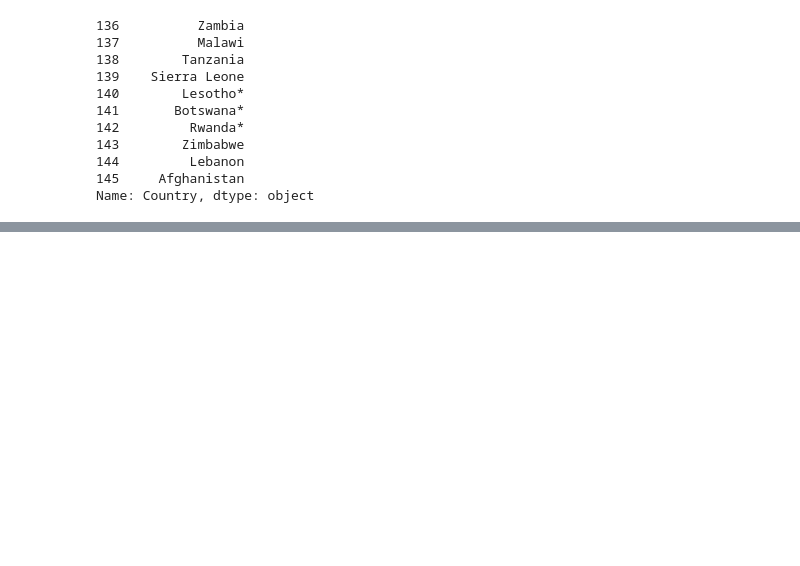
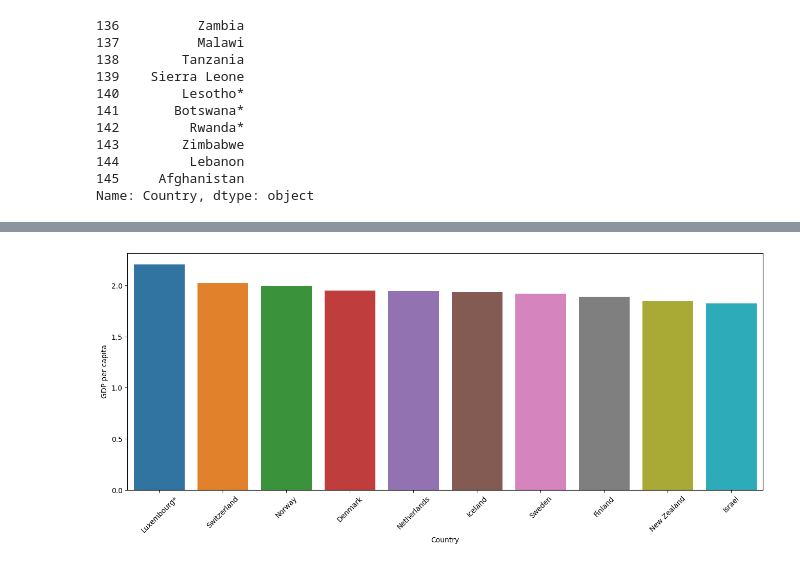
Before and after one commit to ecomunick/omdena, a Jupyter notebook: EDA_project/notebook/world_happiness_2022.ipynb, the cells around one changed output, grey strips where cells are left out. Saved outputs shown, nothing was run; the diff lists cells and outputs as text; code cells hidden in the pictures; blank space fills up the shorter version.

```diff
--- a/EDA_project/notebook/world_happiness_2022.ipynb
+++ b/EDA_project/notebook/world_happiness_2022.ipynb
@@ -105,0 +143,3 @@ df.describe()
+# %%
+ten_happy = subset = df.iloc[:10, :]
+ten_happy.head(12)
@@ -161,0 +261,12 @@ Name: Dystopia (1.83) + residual, Length: 146, dtype: float64
+# %%
+# Top 10 Countries by GDP per capita
+plt.figure(figsize=(16,6))
+sns.barplot(x='Country',
+            y='GDP per capita',
+            #data=df.nlargest(10, 'GDP per capita'))
+            data=ten_happy.nlargest(10, 'GDP per capita'))
+#plt.grid()
+plt.xticks(rotation = 45)
+plt.show()
+# %% [output]
+[figure, added]
```
Also changed, not shown: parts of 21 cells of this notebook.
